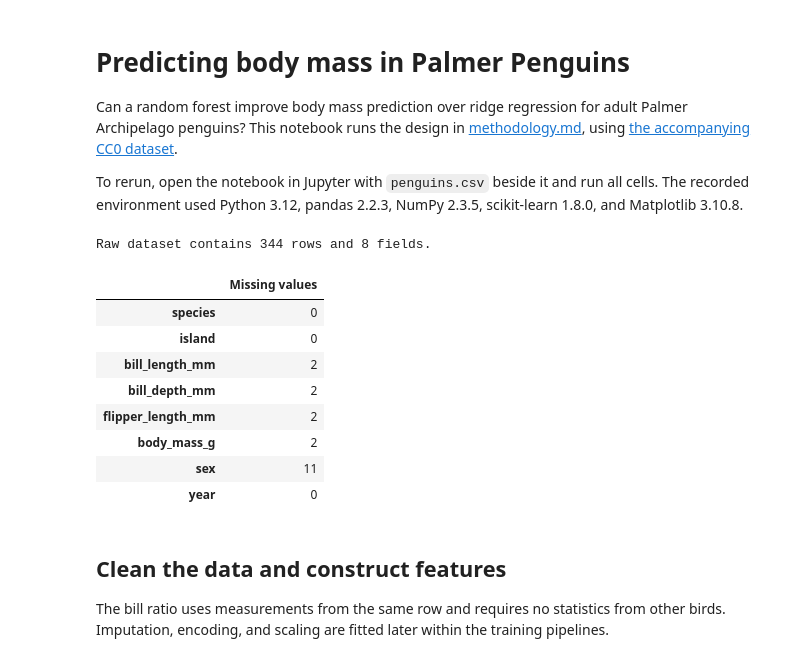
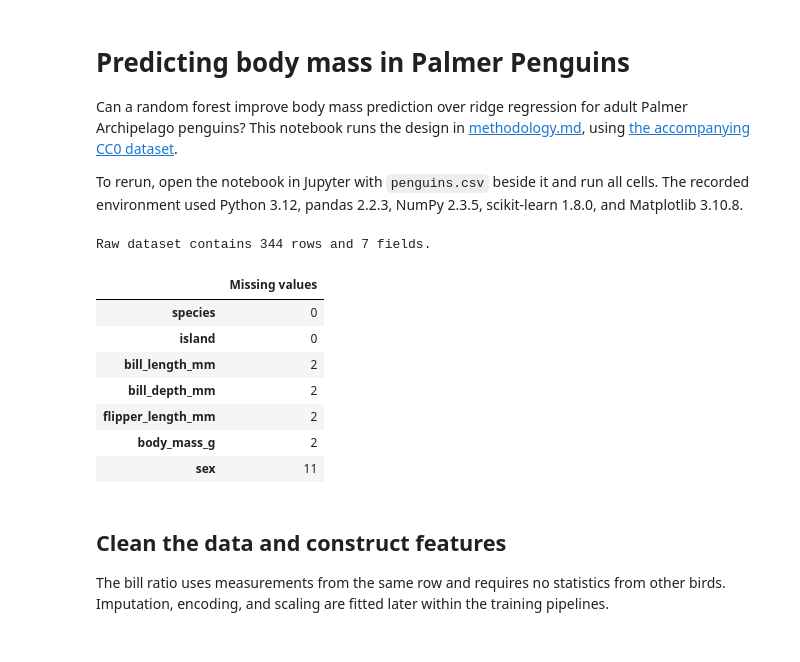
Before and after one commit to Shohan59/research_design_experiment, a Jupyter notebook: experiment.ipynb, the cells around one changed output. Drawn from its saved outputs; the diff is of its cells as text; code cells hidden in the pictures.

Commit message:
Fix dataset loading and verify notebook outputs

```diff
--- a/experiment.ipynb
+++ b/experiment.ipynb
@@ -7,36 +7,38 @@ To rerun, open the notebook in Jupyter with `penguins.csv` beside it and run all
 # %%
 from pathlib import Path
 
 import matplotlib.pyplot as plt
 import numpy as np
 import pandas as pd
 from IPython.display import display
 from sklearn.compose import ColumnTransformer
 from sklearn.dummy import DummyRegressor
 from sklearn.ensemble import RandomForestRegressor
 from sklearn.impute import SimpleImputer
 from sklearn.linear_model import Ridge
 from sklearn.metrics import mean_absolute_error, root_mean_squared_error
 from sklearn.model_selection import StratifiedKFold, cross_validate, train_test_split
 from sklearn.pipeline import Pipeline
 from sklearn.preprocessing import OneHotEncoder, StandardScaler
 
 SEED = 42
-raw = pd.read_csv(Path("penguins.csv"))
+
+raw = pd.read_csv(
+    "https://raw.githubusercontent.com/mwaskom/seaborn-data/master/penguins.csv"
+)
 
 print(f"Raw dataset contains {raw.shape[0]} rows and {raw.shape[1]} fields.")
 display(raw.isna().sum().rename("Missing values").to_frame())
 # %% [output]
-Raw dataset contains 344 rows and 8 fields.
+Raw dataset contains 344 rows and 7 fields.
 |  | Missing values |
 | species | 0 |
 | island | 0 |
 | bill_length_mm | 2 |
 | bill_depth_mm | 2 |
 | flipper_length_mm | 2 |
 | body_mass_g | 2 |
 | sex | 11 |
-| year | 0 |
 # %% [markdown]
 ## Clean the data and construct features
 
```
